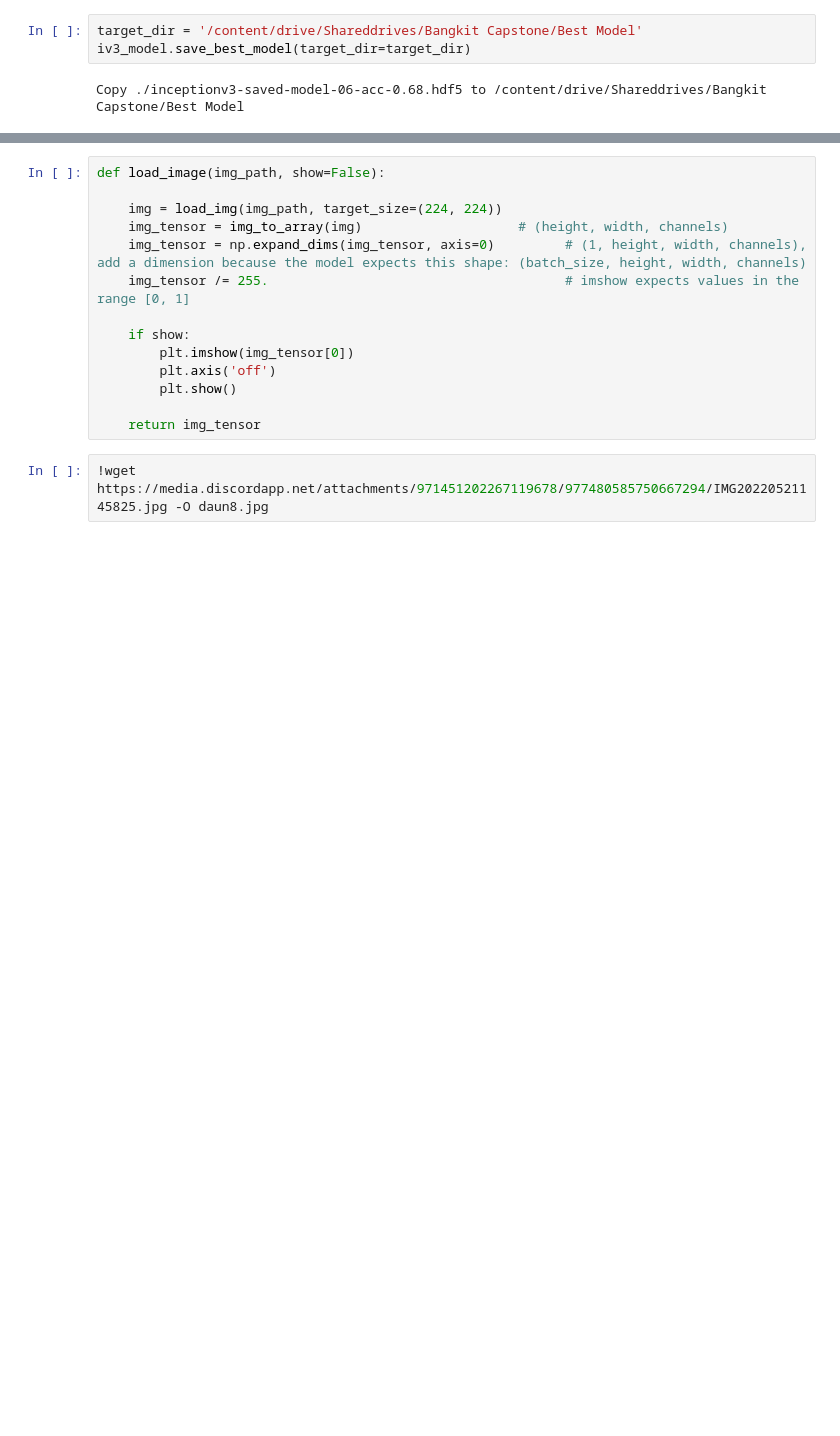
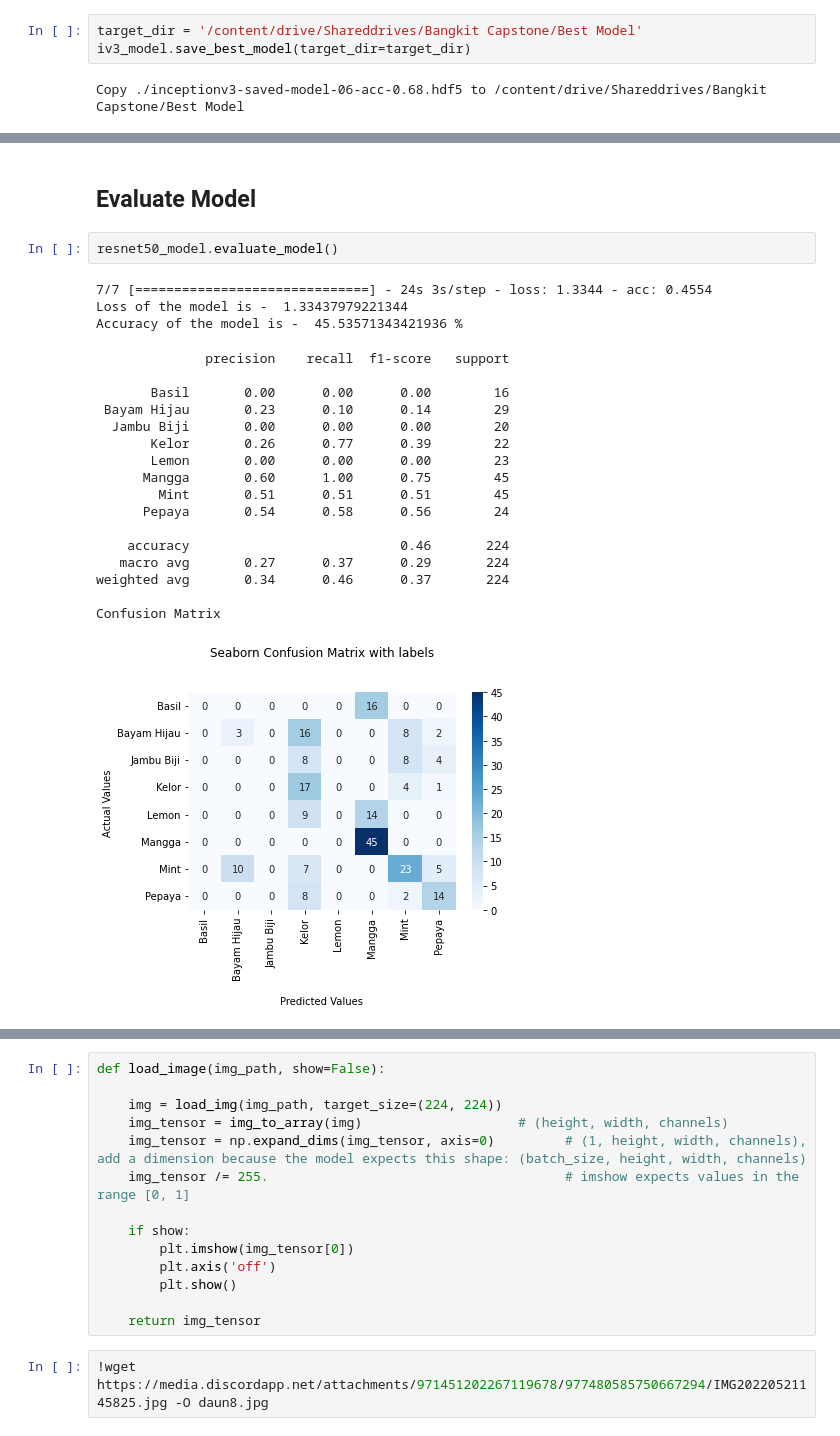
Before and after one commit to rifqoi/Inacure-Machine-Learning, a Jupyter notebook: 03-ensemble.ipynb, the cells around one changed output, grey strips where cells are left out. Cells and saved outputs as stored; diff of their text form; blank space fills up the shorter version.

```diff
--- a/03-ensemble.ipynb
+++ b/03-ensemble.ipynb
@@ -590,0 +624,25 @@ Epoch 20: val_acc did not improve from 0.48177
+# %% [markdown]
+## Evaluate Model
+# %%
+resnet50_model.evaluate_model()
+# %% [output]
+7/7 [==============================] - 24s 3s/step - loss: 1.3344 - acc: 0.4554
+Loss of the model is -  1.33437979221344
+Accuracy of the model is -  45.53571343421936 %
+              precision    recall  f1-score   support
+
+       Basil       0.00      0.00      0.00        16
+ Bayam Hijau       0.23      0.10      0.14        29
+  Jambu Biji       0.00      0.00      0.00        20
+       Kelor       0.26      0.77      0.39        22
+       Lemon       0.00      0.00      0.00        23
+      Mangga       0.60      1.00      0.75        45
+        Mint       0.51      0.51      0.51        45
+      Pepaya       0.54      0.58      0.56        24
+
+    accuracy                           0.46       224
+   macro avg       0.27      0.37      0.29       224
+weighted avg       0.34      0.46      0.37       224
+
+Confusion Matrix
+[figure, added]
```
Also changed, not shown: parts of 33 cells of this notebook.
